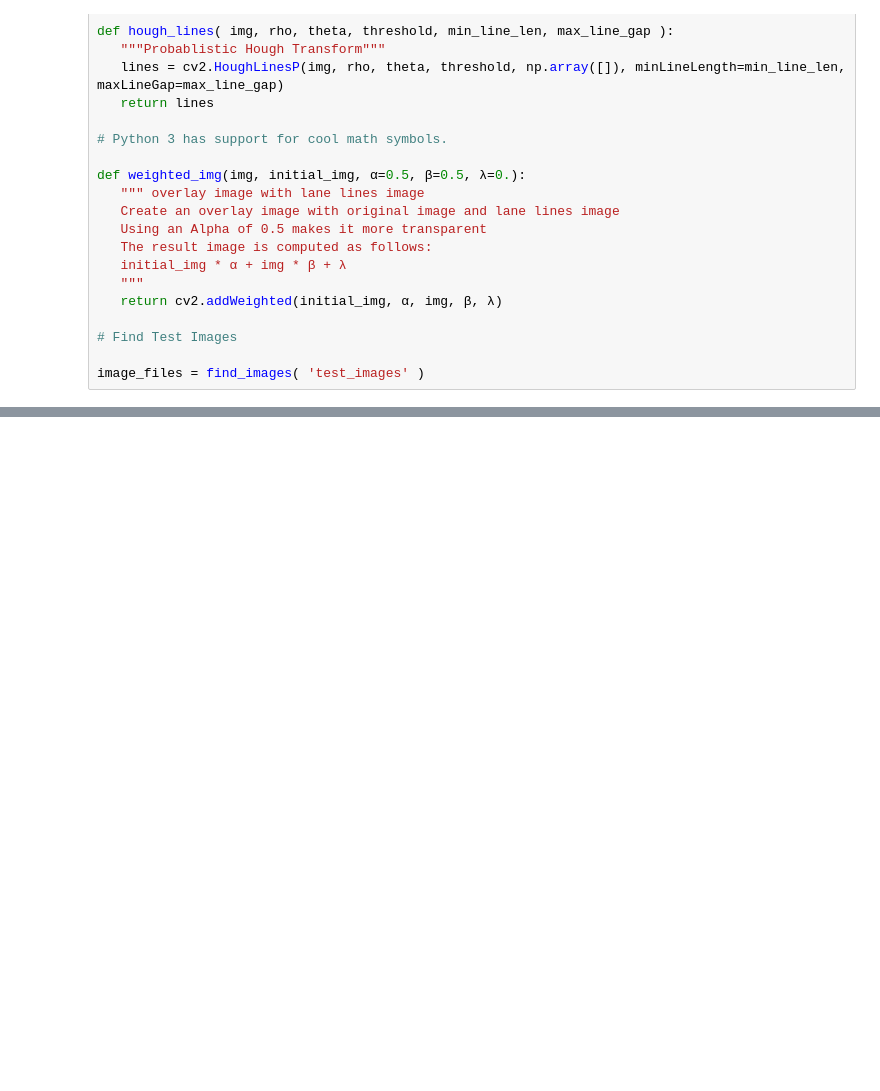
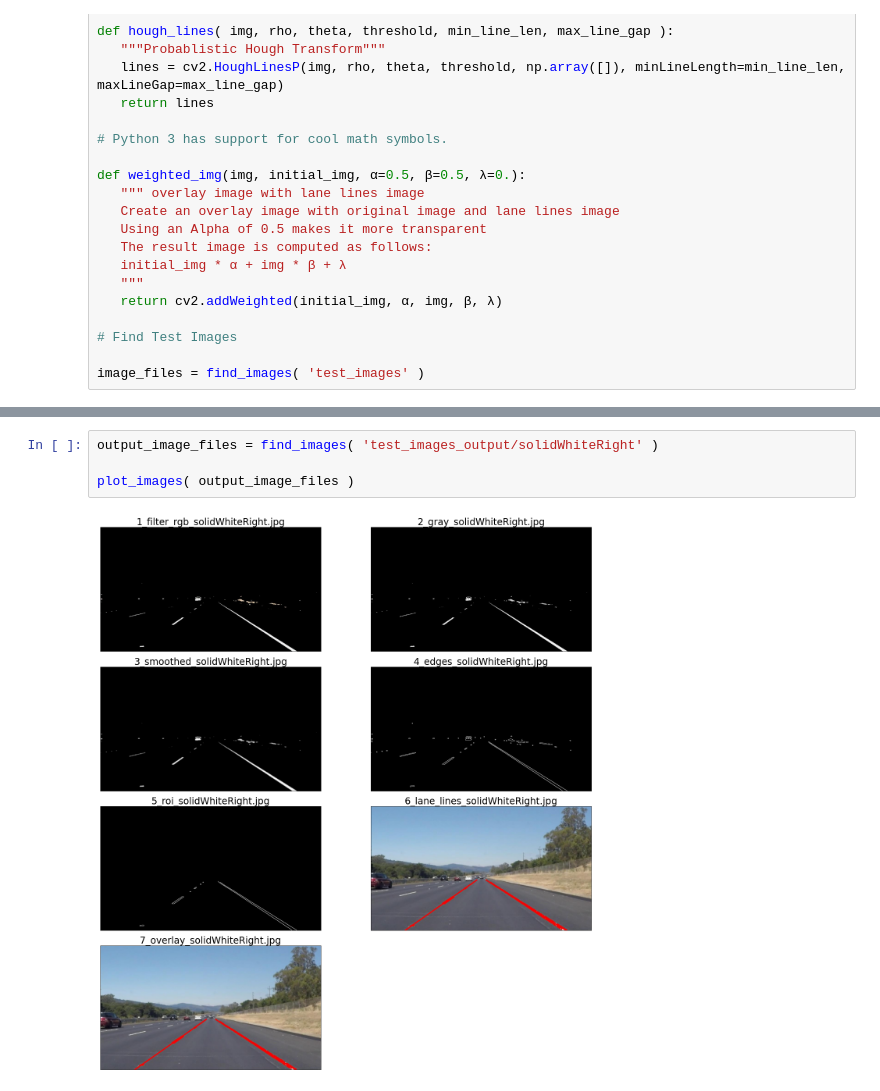
Before and after one commit to MaryamAdel9/Image-processing-project, a Jupyter notebook: phase1.ipynb, the cells around one changed output, grey strips where cells are left out. Drawn from its saved outputs; the diff is of its cells as text; blank space fills up the shorter version.

```diff
--- a/phase1.ipynb
+++ b/phase1.ipynb
@@ -249,0 +321,6 @@ image_files = find_images( 'test_images' )
+# %%
+output_image_files = find_images( 'test_images_output/solidWhiteRight' )
+
+plot_images( output_image_files )
+# %% [output]
+[figure, added]
```
Also changed, not shown: parts of 5 cells of this notebook.
